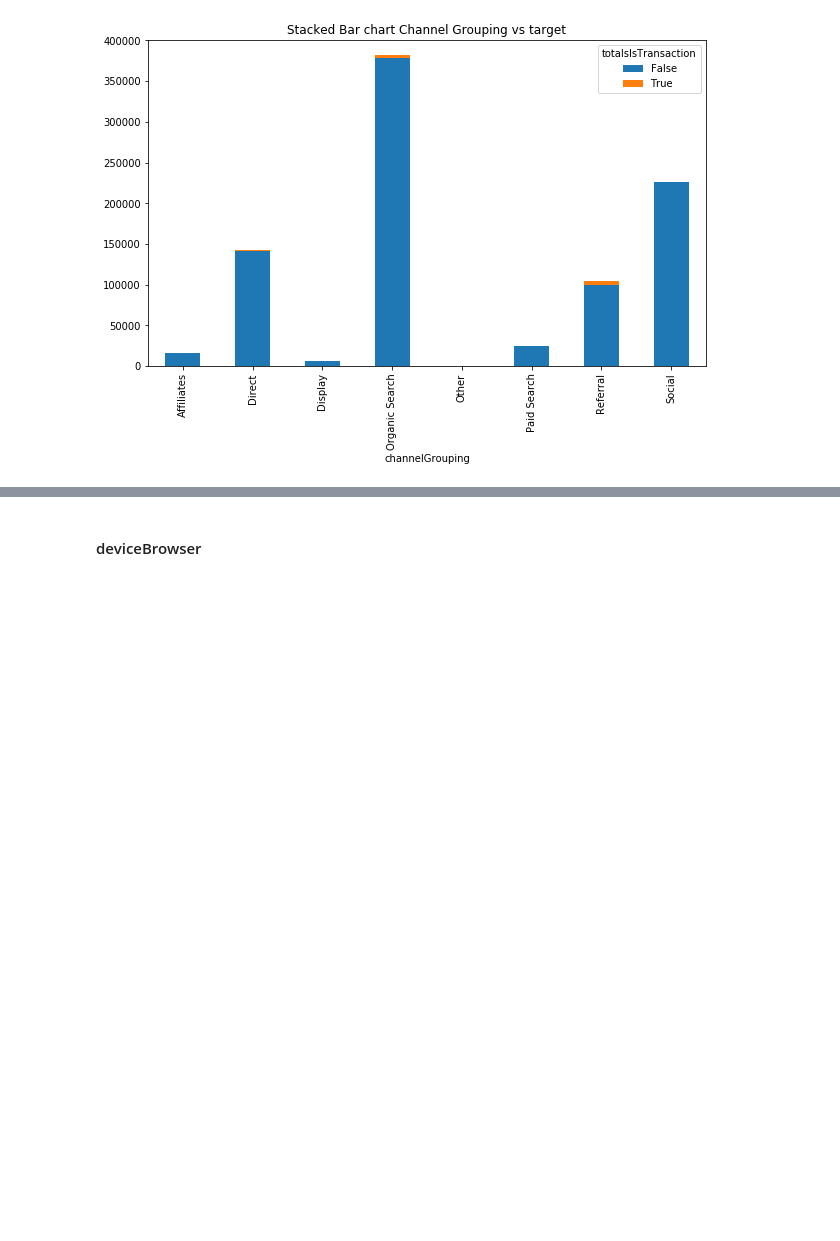
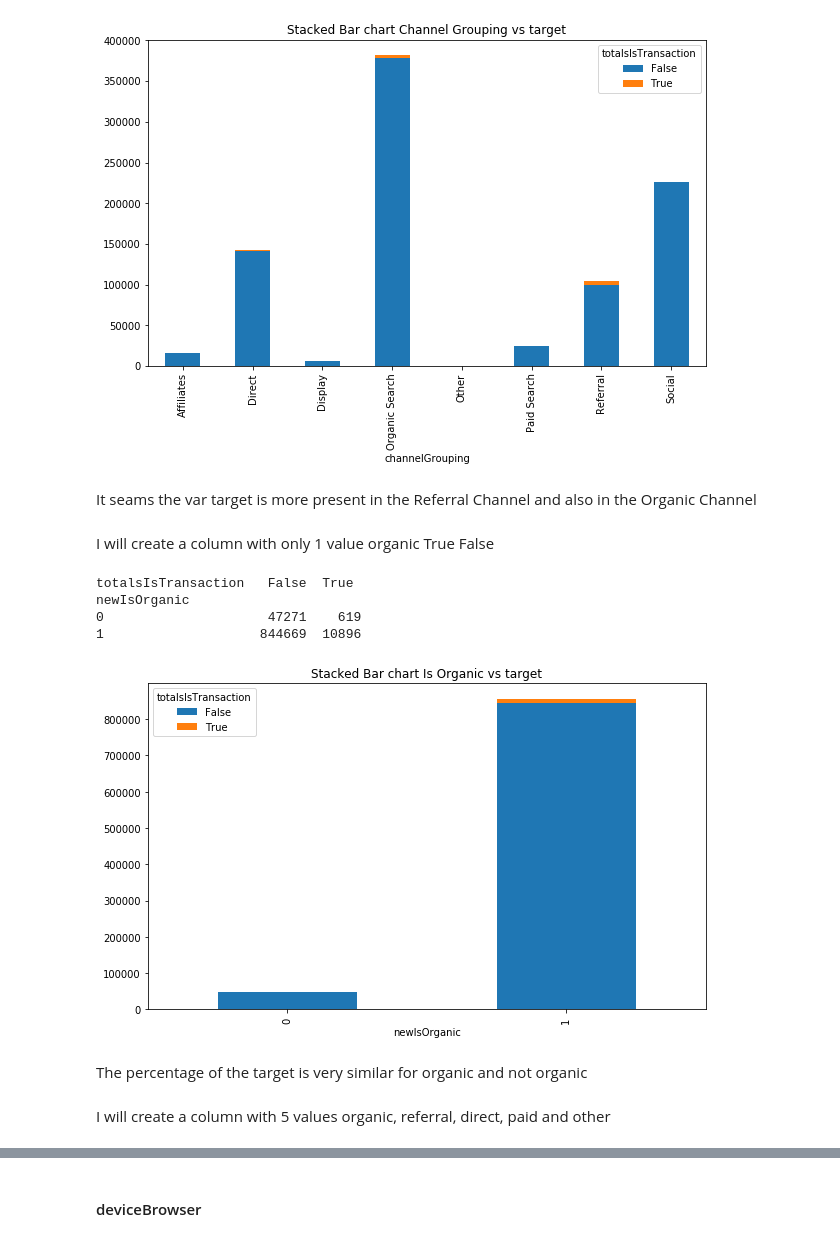
Before and after one commit to paulagual/ProjectIronhack, a Jupyter notebook: 3.EDA_categorical.ipynb, the cells around one changed output, grey strips where cells are left out. Cells and saved outputs as stored; diff of their text form; code cells hidden in the pictures; blank space fills up the shorter version.

```diff
--- a/3.EDA_categorical.ipynb
+++ b/3.EDA_categorical.ipynb
@@ -129,3 +117,24 @@ Paid Search           24759    468
 Referral              99500   5311
 Social               225998    104
 [figure]
+# %% [markdown]
+It seams the var target is more present in the Referral Channel and also in the Organic Channel
+# %% [markdown]
+I will create a column with only 1 value organic True False
+# %%
+organic = ['Organic Search','Direct','Referral','Social','Other']
+paid = ['Affiliates','Display','Paid Search']
+
+df['newIsOrganic'] = df['channelGrouping'].apply(lambda x: 1 if x in organic else 0)
+# %%
+desc_cat_target(df, 'newIsOrganic', 'totalsIsTransaction', name='Is Organic')
+# %% [output]
+totalsIsTransaction   False  True
+newIsOrganic
+0                     47271    619
+1                    844669  10896
+[figure, added]
+# %% [markdown]
+The percentage of the target is very similar for organic and not organic
+# %% [markdown]
+I will create a column with 5 values organic, referral, direct, paid and other
```
Also changed, not shown: parts of 132 cells of this notebook, 2 other files.
